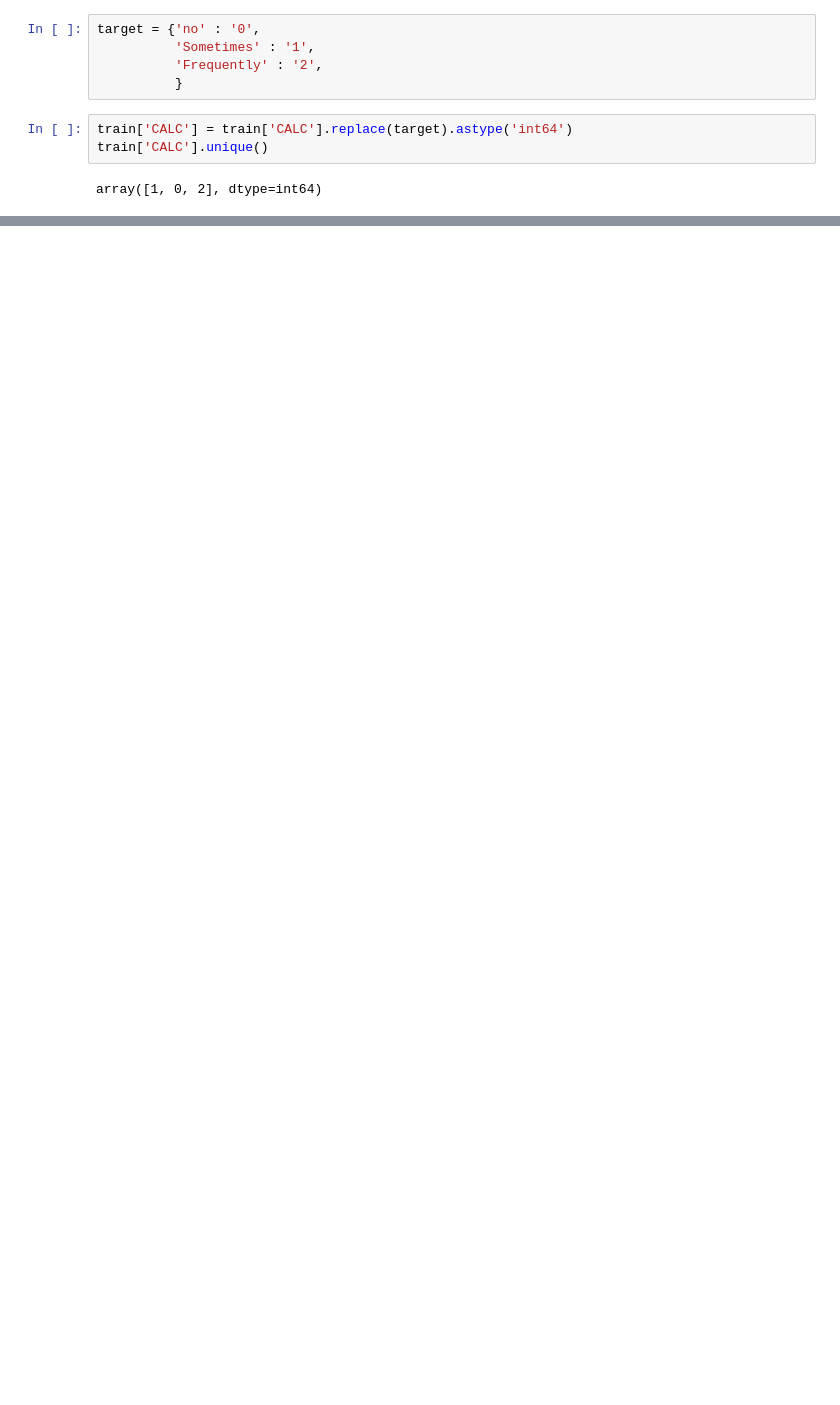
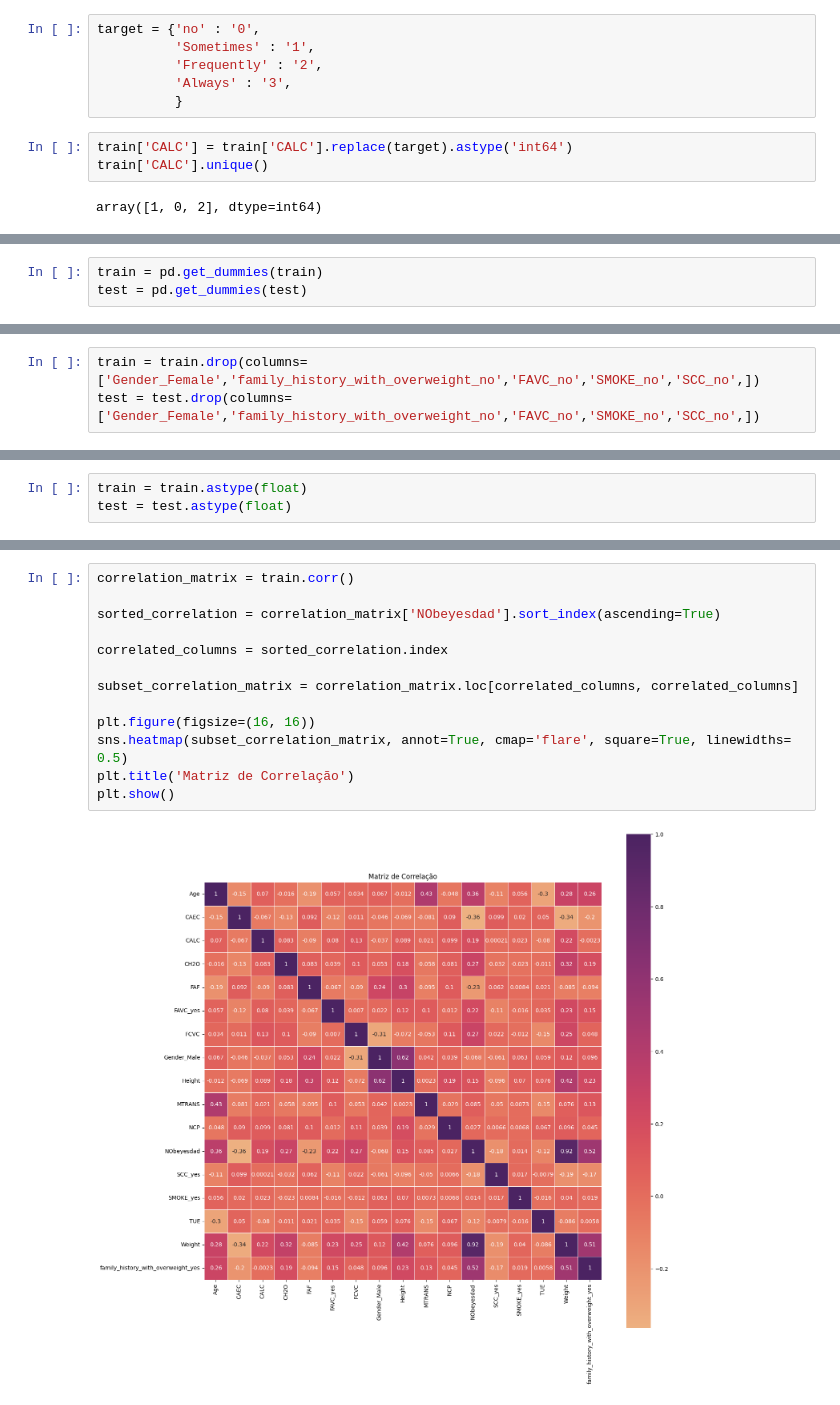
Before and after one commit to thiagomout/datamining, a Jupyter notebook: obesity_risk_nb.ipynb, the cells around one changed output, grey strips where cells are left out. Drawn from its saved outputs; the diff is of its cells as text; blank space fills up the shorter version.

```diff
--- a/obesity_risk_nb.ipynb
+++ b/obesity_risk_nb.ipynb
@@ -199,6 +198,7 @@ test['CAEC'] = test['CAEC'].replace(target).astype('int64')
 target = {'no' : '0',
           'Sometimes' : '1',
           'Frequently' : '2',
+          'Always' : '3',
           }
 # %%
 train['CALC'] = train['CALC'].replace(target).astype('int64')
@@ -212,0 +256,3 @@ array([1, 0, 2], dtype=int64)
+# %%
+train = pd.get_dummies(train)
+test = pd.get_dummies(test)
@@ -212,0 +280,3 @@ array([1, 0, 2], dtype=int64)
+# %%
+train = train.drop(columns=['Gender_Female','family_history_with_overweight_no','FAVC_no','SMOKE_no','SCC_no',])
+test = test.drop(columns=['Gender_Female','family_history_with_overweight_no','FAVC_no','SMOKE_no','SCC_no',])
@@ -212,0 +327,3 @@ array([1, 0, 2], dtype=int64)
+# %%
+train = train.astype(float)
+test = test.astype(float)
@@ -212,0 +332,15 @@ array([1, 0, 2], dtype=int64)
+# %%
+correlation_matrix = train.corr()
+
+sorted_correlation = correlation_matrix['NObeyesdad'].sort_index(ascending=True)
+
+correlated_columns = sorted_correlation.index
+
+subset_correlation_matrix = correlation_matrix.loc[correlated_columns, correlated_columns]
+
+plt.figure(figsize=(16, 16))
+sns.heatmap(subset_correlation_matrix, annot=True, cmap='flare', square=True, linewidths= 0.5)
+plt.title('Matriz de Correlação')
+plt.show()
+# %% [output]
+[figure, added]
```
Also changed, not shown: parts of 24 cells of this notebook.
